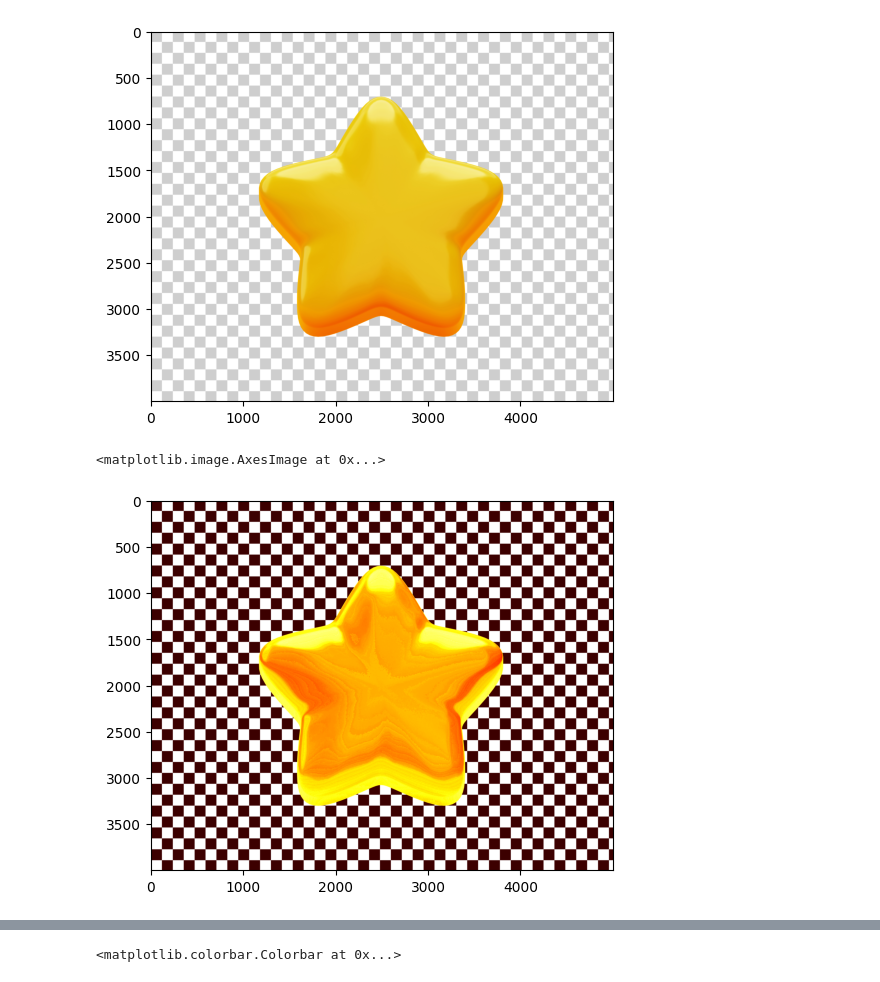
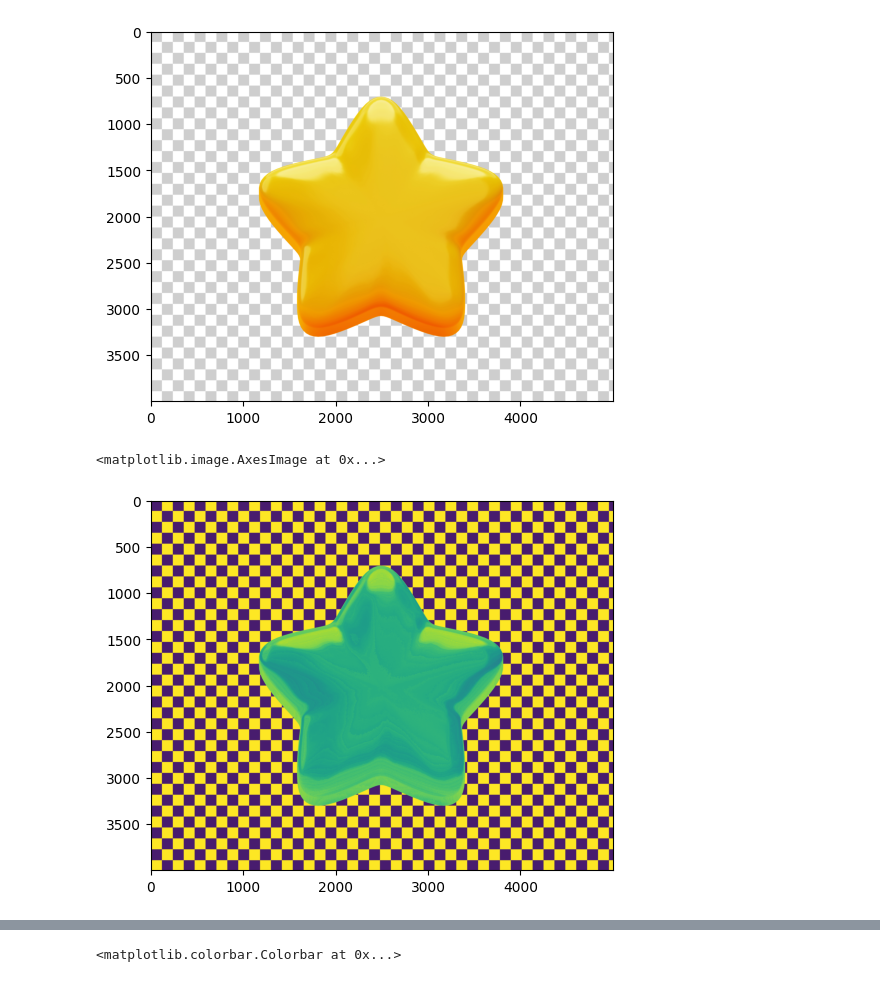
Before and after one commit to sachin5031/Python_Data_Visualization, a Jupyter notebook: Image_Matplot_06.ipynb, the cells around one changed output, grey strips where cells are left out. Saved outputs shown, nothing was run; the diff lists cells and outputs as text; code cells hidden in the pictures.

Commit message:
Image Matplot and 3rd Plotting Practised

```diff
--- a/Image_Matplot_06.ipynb
+++ b/Image_Matplot_06.ipynb
@@ -39,11 +39,8 @@ plt.imshow(img)
 # %%
 # Pseudo Images
 
 lum_img = img[:,:,0] # Extracting the luminance channel
-# plt.imshow(lum_img)
-
-# plt.imshow(lum_img, cmap='gray') # Displaying in grayscale
-plt.imshow(lum_img, cmap='hot') # Displaying in hot colormap
+plt.imshow(lum_img)
 # %% [output]
 <matplotlib.image.AxesImage at 0x...>
-[figure, old version]
+[figure, new version]
```
Also changed, not shown: parts of 3 cells of this notebook, 1 other file.
